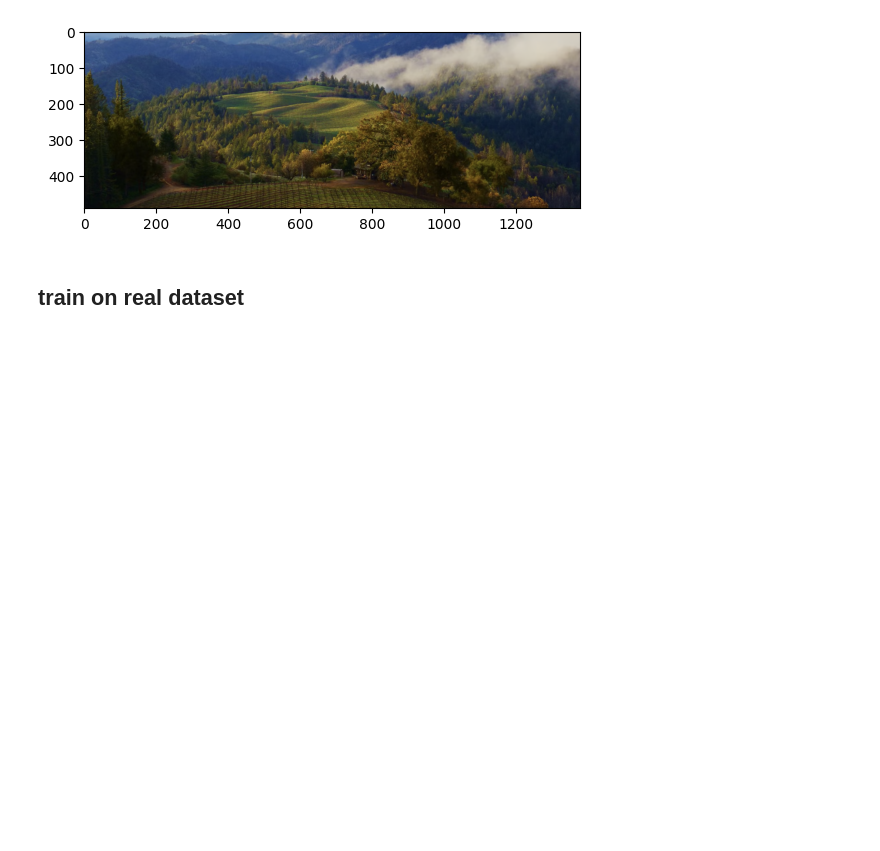
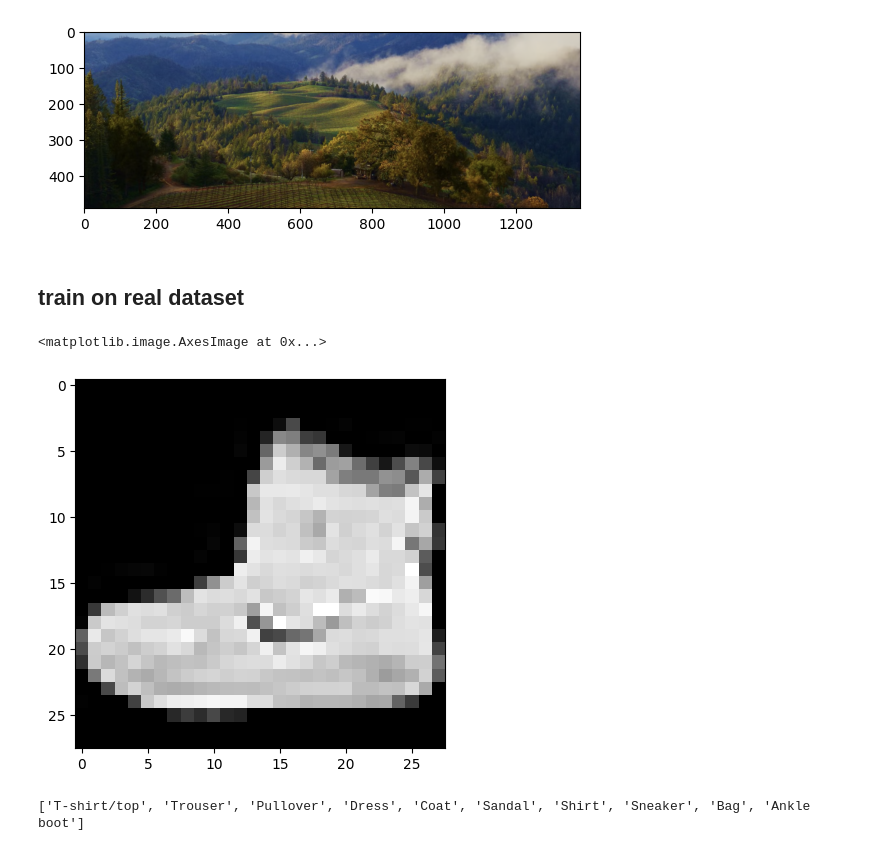
Before and after one commit to DavideMichelon10/CV-DP-refresh, a Jupyter notebook: 3_first_NN.ipynb, the cells around one changed output. Drawn from its saved outputs; the diff is of its cells as text; code cells hidden in the pictures; blank space fills up the shorter version.

```diff
--- a/3_first_NN.ipynb
+++ b/3_first_NN.ipynb
@@ -35,3 +35,22 @@ print(type(img))
 [figure]
 # %% [markdown]
 ## train on real dataset
+# %%
+from torchvision import datasets
+import torch
+import matplotlib.pyplot as plt
+
+data_folder = '~/data/FMINST'
+fmnist = datasets.FashionMNIST(data_folder, download=True, train=True)
+tr_images = fmnist.data
+tr_targets = fmnist.targets
+# %%
+plt.imshow(tr_images[0], cmap='gray')
+# %% [output]
+<matplotlib.image.AxesImage at 0x...>
+[figure, added]
+# %%
+unique_values = tr_targets.unique()
+print(fmnist.classes)
+# %% [output]
+['T-shirt/top', 'Trouser', 'Pullover', 'Dress', 'Coat', 'Sandal', 'Shirt', 'Sneaker', 'Bag', 'Ankle boot']
```
